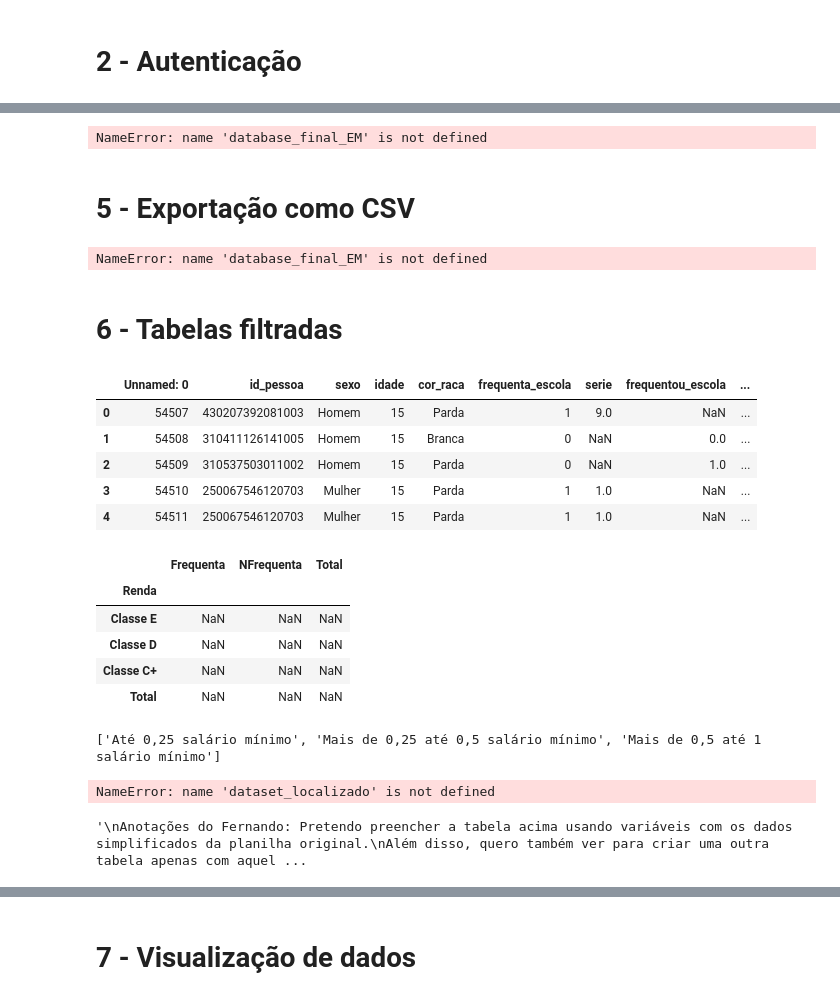
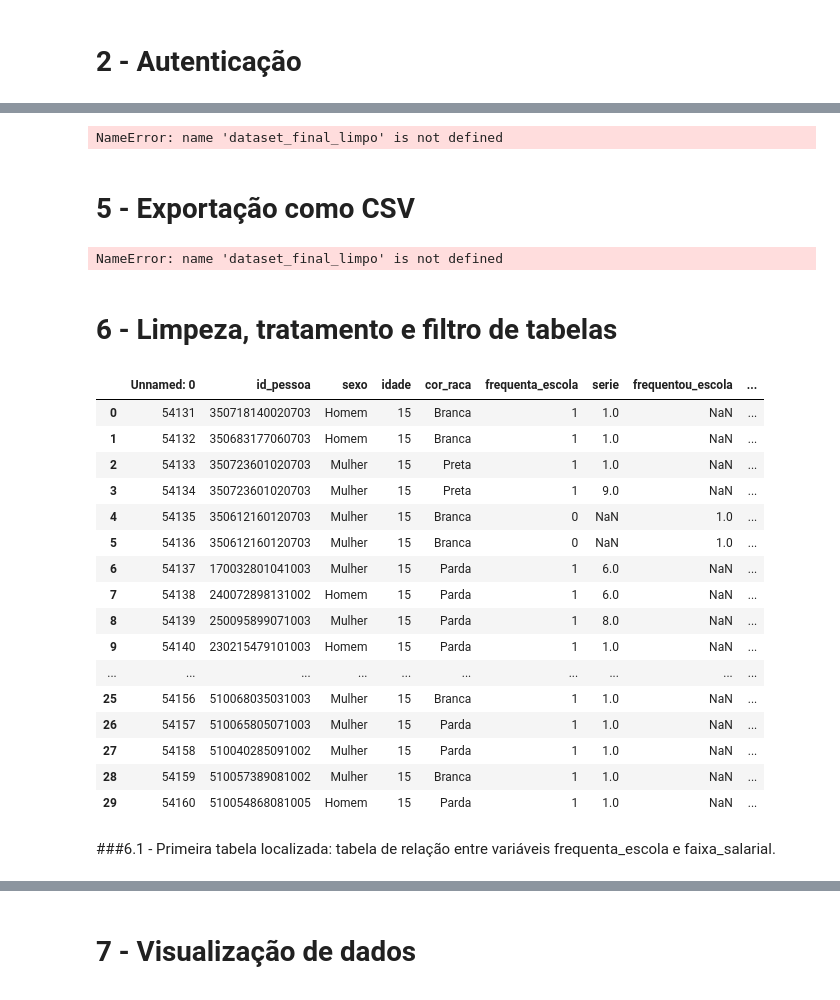
Before and after one commit to fernandoczen/projeto-AREE-ebanx, a Jupyter notebook: projeto_AREE.ipynb, the cells around one changed output, grey strips where cells are left out. Saved outputs shown, nothing was run; the diff lists cells and outputs as text; code cells hidden in the pictures.

```diff
--- a/projeto_AREE.ipynb
+++ b/projeto_AREE.ipynb
@@ -220,56 +236,37 @@ database_final_EM = database_final_EM[database_final_EM['idade'] < 19];
 # %%
-database_final_EM.head()
+dataset_final_limpo.head()
 # %% [output]
-NameError: name 'database_final_EM' is not defined
+NameError: name 'dataset_final_limpo' is not defined
 # %% [markdown]
 # 5 - Exportação como CSV
 # %%
-database_final_EM.to_csv("dataset_completo_EM.csv")
+dataset_final_limpo.to_csv("dataset_completo.csv")
 # %% [output]
-NameError: name 'database_final_EM' is not defined
+NameError: name 'dataset_final_limpo' is not defined
-# %% [markdown]
-# 6 - Tabelas filtradas
+# %% [markdown]
+# 6 - Limpeza, tratamento e filtro de tabelas
 # %%
-dataset_original = pd.read_csv("/content/drive/MyDrive/EBANX-AREE/dataset_completo_EM (1).csv");
+dataset_original = pd.read_csv("/content/drive/MyDrive/EBANX-AREE/dataset_completo.csv");
 dataset_original.loc[dataset_original['frequenta_escola'] == 2, 'frequenta_escola'] = 0
 dataset_original.loc[dataset_original['frequentou_escola'] == 2, 'frequentou_escola'] = 0
-dataset_original.head()
+dataset_original.head(30)
 
 ## Supomos que, por haver uma faixa de idade, a 1 série é do 1 ano do ensino médio, por exemplo.
 # %% [output]
 |  | Unnamed: 0 | id_pessoa | sexo | idade | cor_raca | frequenta_escola | serie | frequentou_escola | ... |
-| 0 | 54507 | 430207392081003 | Homem | 15 | Parda | 1 | 9.0 | NaN | ... |
-| 1 | 54508 | 310411126141005 | Homem | 15 | Branca | 0 | NaN | 0.0 | ... |
-| 2 | 54509 | 310537503011002 | Homem | 15 | Parda | 0 | NaN | 1.0 | ... |
-| 3 | 54510 | 250067546120703 | Mulher | 15 | Parda | 1 | 1.0 | NaN | ... |
-| 4 | 54511 | 250067546120703 | Mulher | 15 | Parda | 1 | 1.0 | NaN | ... |
+| 0 | 54131 | 350718140020703 | Homem | 15 | Branca | 1 | 1.0 | NaN | ... |
+| 1 | 54132 | 350683177060703 | Homem | 15 | Branca | 1 | 1.0 | NaN | ... |
+| 2 | 54133 | 350723601020703 | Mulher | 15 | Preta | 1 | 1.0 | NaN | ... |
+| 3 | 54134 | 350723601020703 | Mulher | 15 | Preta | 1 | 9.0 | NaN | ... |
+| 4 | 54135 | 350612160120703 | Mulher | 15 | Branca | 0 | NaN | 1.0 | ... |
+| 5 | 54136 | 350612160120703 | Mulher | 15 | Branca | 0 | NaN | 1.0 | ... |
+| 6 | 54137 | 170032801041003 | Mulher | 15 | Parda | 1 | 6.0 | NaN | ... |
+| 7 | 54138 | 240072898131002 | Homem | 15 | Parda | 1 | 6.0 | NaN | ... |
+| 8 | 54139 | 250095899071003 | Mulher | 15 | Parda | 1 | 8.0 | NaN | ... |
+| 9 | 54140 | 230215479101003 | Homem | 15 | Parda | 1 | 1.0 | NaN | ... |
+| ... | ... | ... | ... | ... | ... | ... | ... | ... | ... |
+| 25 | 54156 | 510068035031003 | Mulher | 15 | Branca | 1 | 1.0 | NaN | ... |
+| 26 | 54157 | 510065805071003 | Mulher | 15 | Parda | 1 | 1.0 | NaN | ... |
+| 27 | 54158 | 510040285091002 | Mulher | 15 | Parda | 1 | 1.0 | NaN | ... |
+| 28 | 54159 | 510057389081002 | Mulher | 15 | Branca | 1 | 1.0 | NaN | ... |
+| 29 | 54160 | 510054868081005 | Homem | 15 | Parda | 1 | 1.0 | NaN | ... |
-# %%
-dataset_localizado = pd.DataFrame(
-    columns=['Frequenta', 'NFrequenta', 'Total'],
-    index=["Classe E", "Classe D", "Classe C+", "Total"]);
-dataset_localizado.index.name = "Renda";
-dataset_localizado.head()
-# %% [output]
-|  | Frequenta | NFrequenta | Total |
-| Renda |  |  |  |
-| Classe E | NaN | NaN | NaN |
-| Classe D | NaN | NaN | NaN |
-| Classe C+ | NaN | NaN | NaN |
-| Total | NaN | NaN | NaN |
-# %%
-classe_e = ["Até 0,25 salário mínimo", "Mais de 0,25 até 0,5 salário mínimo", "Mais de 0,5 até 1 salário mínimo"];
-print(classe_e);
-dataset_localizado.loc['Classe E', 'Frequenta'] = dataset_localizado[dataset_original['faixa_salarial'].isin(classe_e) & dataset_original['frequenta_escola'] == 1];
-print(dataset_localizado);
-# %% [output]
-['Até 0,25 salário mínimo', 'Mais de 0,25 até 0,5 salário mínimo', 'Mais de 0,5 até 1 salário mínimo']
-NameError: name 'dataset_localizado' is not defined
-# %%
-'''
-Anotações do Fernando: Pretendo preencher a tabela acima usando variáveis com os dados simplificados da planilha original.
-Além disso, quero também ver para criar uma outra tabela apenas com aqueles que evadiram com variáveis de idade, série e ano de evasão. A ideia é
-localizar um ponto em que a evasão tenha mais força.
-Acho que no mais é isso.
-'''
-# %% [output]
-'\nAnotações do Fernando: Pretendo preencher a tabela acima usando variáveis com os dados simplificados da planilha original.\nAlém disso, quero também ver para criar uma outra tabela apenas com aquel ...
@@ -275,0 +275,2 @@ Acho que no mais é isso.
+# %% [markdown]
+###6.1 - Primeira tabela localizada: tabela de relação entre variáveis frequenta_escola e faixa_salarial.
```
Also changed, not shown: parts of 52 cells of this notebook.
